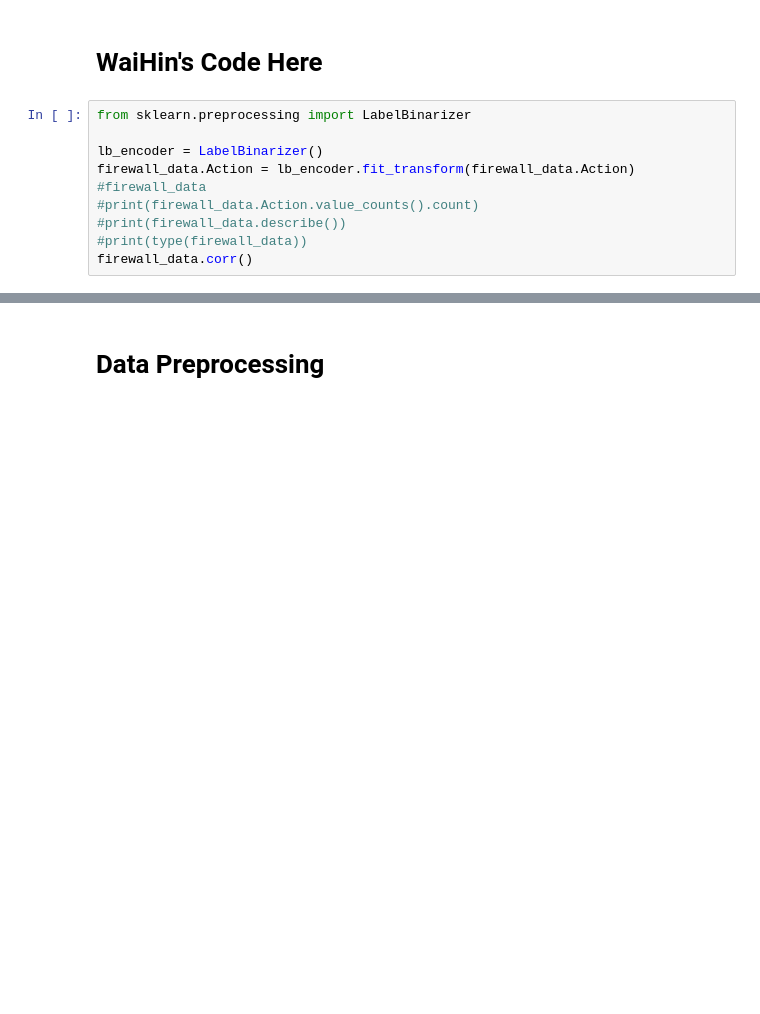
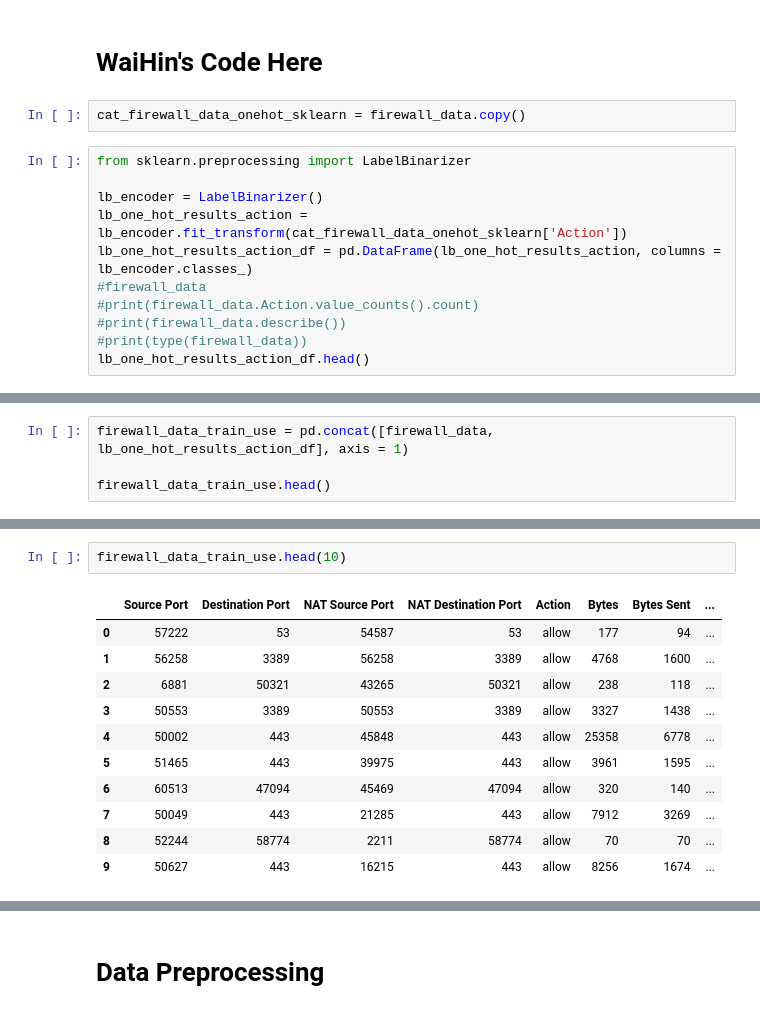
Before and after one commit to DarkinStyle/AIT, a Jupyter notebook: python/UCCD2063 Firewall Classification - Statistic.ipynb, the cells around one changed output, grey strips where cells are left out. Saved outputs shown, nothing was run; the diff lists cells and outputs as text; blank space fills up the shorter version.

```diff
--- a/python/UCCD2063 Firewall Classification - Statistic.ipynb
+++ b/python/UCCD2063 Firewall Classification - Statistic.ipynb
@@ -36,12 +99,15 @@ firewall_data.corr() #correlation
 # %% [markdown]
 # WaiHin's Code Here
+# %%
+cat_firewall_data_onehot_sklearn = firewall_data.copy()
 # %%
 from sklearn.preprocessing import LabelBinarizer
 
 lb_encoder = LabelBinarizer()
-firewall_data.Action = lb_encoder.fit_transform(firewall_data.Action)
+lb_one_hot_results_action = lb_encoder.fit_transform(cat_firewall_data_onehot_sklearn['Action'])
+lb_one_hot_results_action_df = pd.DataFrame(lb_one_hot_results_action, columns = lb_encoder.classes_)
 #firewall_data
 #print(firewall_data.Action.value_counts().count)
 #print(firewall_data.describe())
 #print(type(firewall_data))
-firewall_data.corr()
+lb_one_hot_results_action_df.head()
@@ -47,0 +121,4 @@ firewall_data.corr()
+# %%
+firewall_data_train_use = pd.concat([firewall_data, lb_one_hot_results_action_df], axis = 1)
+
+firewall_data_train_use.head()
@@ -47,0 +132,14 @@ firewall_data.corr()
+# %%
+firewall_data_train_use.head(10)
+# %% [output]
+|  | Source Port | Destination Port | NAT Source Port | NAT Destination Port | Action | Bytes | Bytes Sent | ... |
+| 0 | 57222 | 53 | 54587 | 53 | allow | 177 | 94 | ... |
+| 1 | 56258 | 3389 | 56258 | 3389 | allow | 4768 | 1600 | ... |
+| 2 | 6881 | 50321 | 43265 | 50321 | allow | 238 | 118 | ... |
+| 3 | 50553 | 3389 | 50553 | 3389 | allow | 3327 | 1438 | ... |
+| 4 | 50002 | 443 | 45848 | 443 | allow | 25358 | 6778 | ... |
+| 5 | 51465 | 443 | 39975 | 443 | allow | 3961 | 1595 | ... |
+| 6 | 60513 | 47094 | 45469 | 47094 | allow | 320 | 140 | ... |
+| 7 | 50049 | 443 | 21285 | 443 | allow | 7912 | 3269 | ... |
+| 8 | 52244 | 58774 | 2211 | 58774 | allow | 70 | 70 | ... |
+| 9 | 50627 | 443 | 16215 | 443 | allow | 8256 | 1674 | ... |
```
Also changed, not shown: parts of 34 cells of this notebook.
